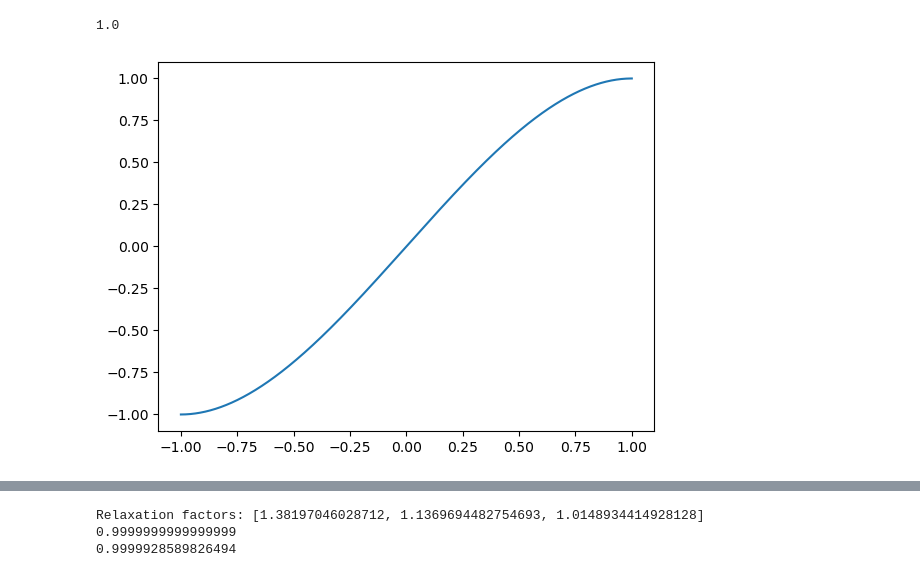
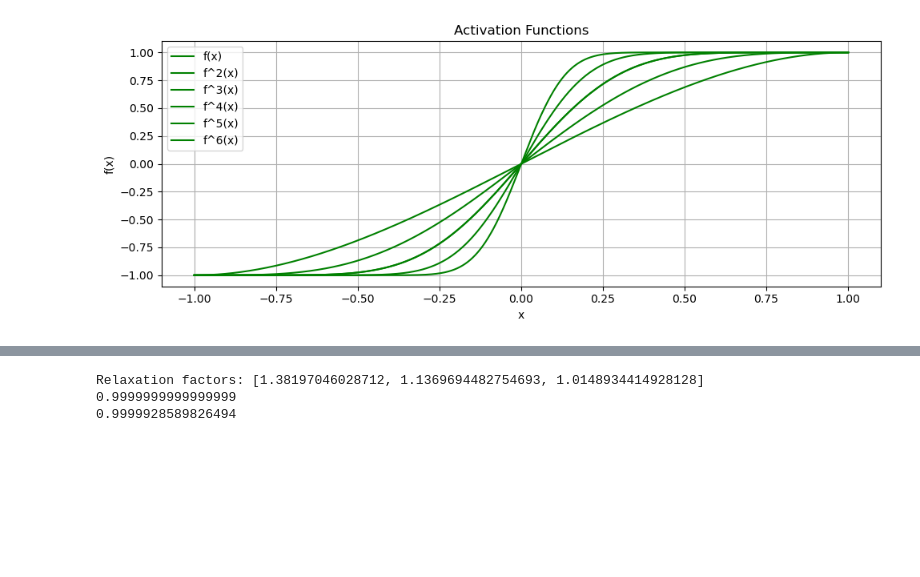
Before and after one commit to haozetao/ckks_llm, a Jupyter notebook: python/nonlinear.ipynb, the cells around one changed output, grey strips where cells are left out. Cells and saved outputs as stored; diff of their text form; code cells hidden in the pictures; blank space fills up the shorter version.

```diff
--- a/python/nonlinear.ipynb
+++ b/python/nonlinear.ipynb
@@ -1,28 +1,38 @@
 # %%
 
 import matplotlib.pyplot  as plt
 import math
 import numpy as np
 
 # aSOR
 def f(x):
     # return x*(2 - x)
     return -0.5 * x**3 + 1.5 * x
 
-print(f(1))
 
-left = -1
-right = 1
-xx = [i/10000 * (right - left) + left for i in range(10000)]
-# print(xx)
-yy = [f(xxx) for xxx in xx]
-# yy = [f(f(f(f(f(xxx))))) for xxx in xx]
+fig, (ax1) = plt.subplots(1, 1, figsize=(10, 4))
 
-plt.plot(xx, yy)
+# Generate x values
+x = np.linspace(-1, 1, 10000)
+# Plot activation functions
+ax1.plot(x, f(x), label='f(x)', color='green')
+ax1.plot(x, f(f(x)), label='f^2(x)', color='green')
+ax1.plot(x, f(f(f(x))), label='f^3(x)', color='green')
+ax1.plot(x, f(f(f(x))), label='f^4(x)', color='green')
+ax1.plot(x, f(f(f(f(x)))), label='f^5(x)', color='green')
+ax1.plot(x, f(f(f(f(f(x))))), label='f^6(x)', color='green')
+
+ax1.set_title('Activation Functions')
+ax1.set_xlabel('x')
+ax1.set_ylabel('f(x)')
+ax1.grid(True)
+ax1.legend()
+
+# Adjust layout and display
+plt.tight_layout()
 plt.show()
 # %% [output]
-1.0
-[figure, old version]
+[figure, new version]
 # %%
 def sign(x, iters):
     for i in range(iters):
```
Also changed, not shown: parts of 6 cells of this notebook, 14 other files.
